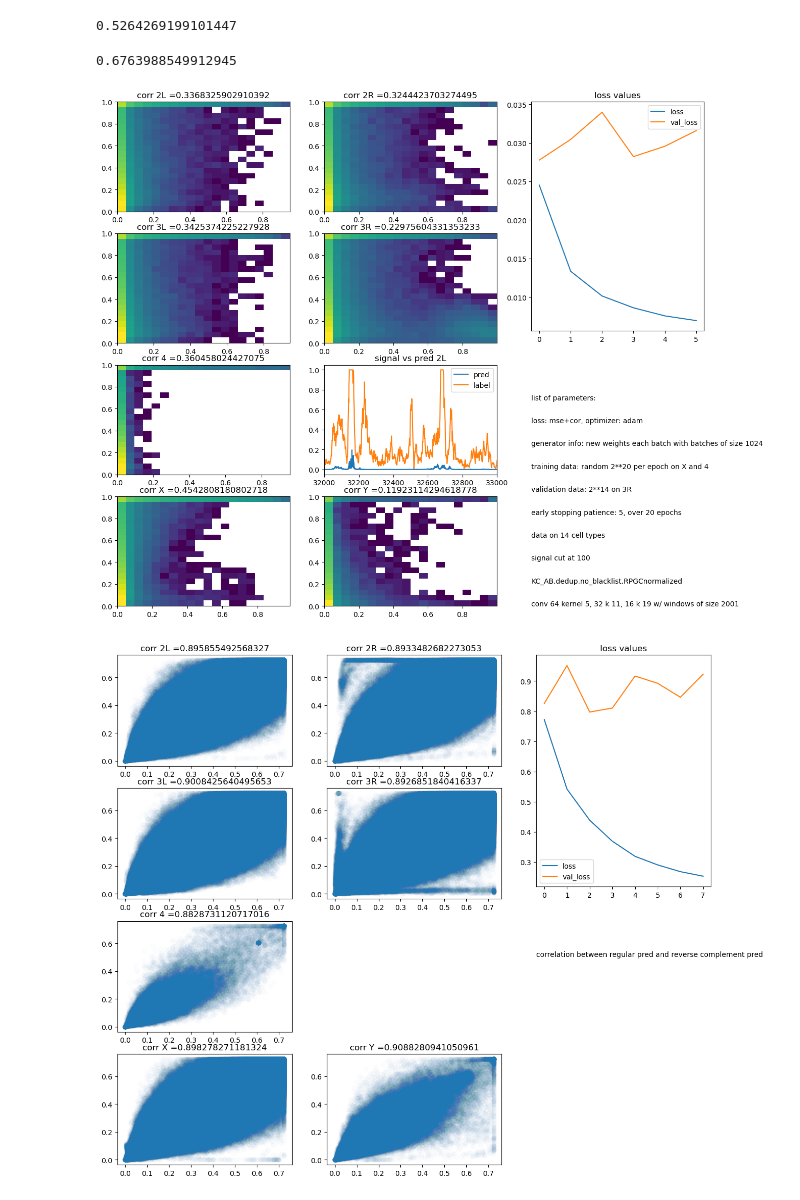
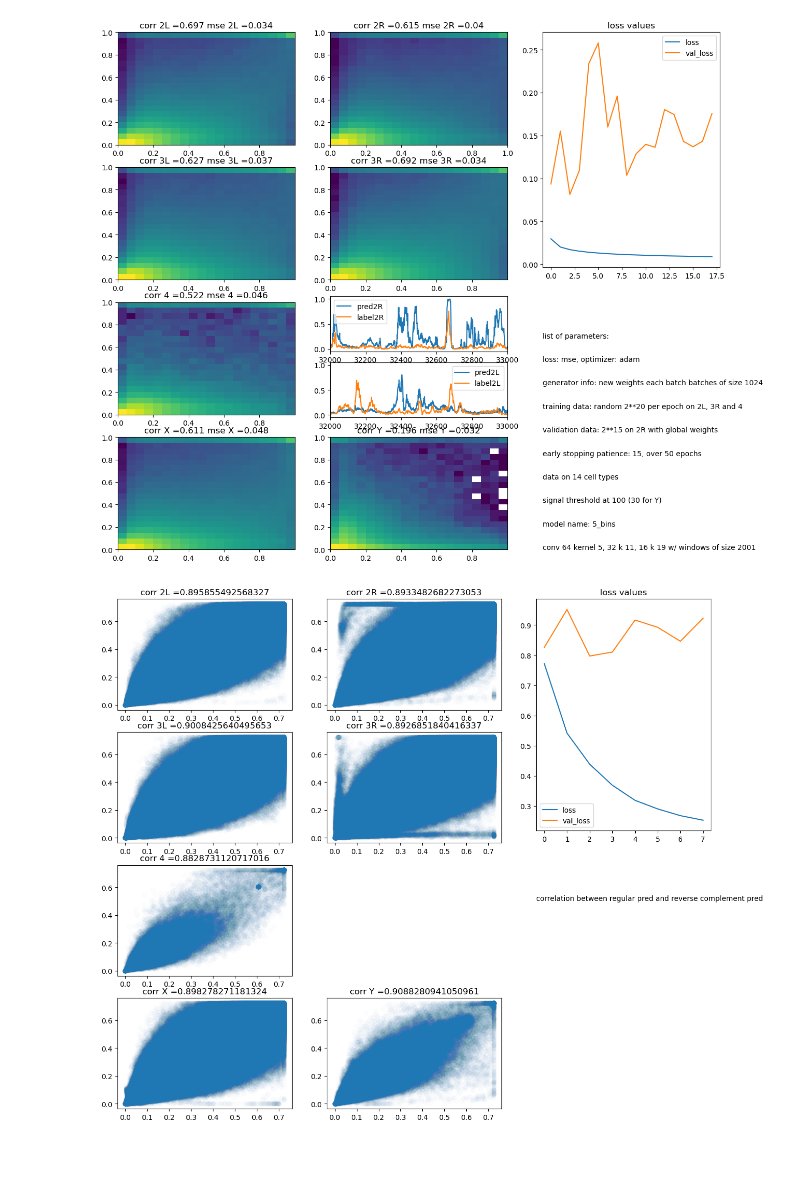
Before and after one commit to floriantilliet/mnhn_internship, a Jupyter notebook: projet3.ipynb, the cells around one changed output. Cells and saved outputs as stored; diff of their text form; code cells hidden in the pictures; blank space fills up the shorter version.

```diff
--- a/projet3.ipynb
+++ b/projet3.ipynb
@@ -14,3 +15,9 @@ import matplotlib as mpl
+# %%
+def mae(y_true,y_pred):
+    return np.asarray(K.mean(K.abs(y_true - y_pred))).round(3)
+
+def mse(y_true,y_pred):
+    return np.asarray(np.mean((y_true - y_pred)**2)).round(3)
 # %%
 #load all chrs
 X_2L=np.load('/home/florian/projet/r6.16/seq.npz')['2L']
@@ -31,7 +38,7 @@ X_X=np.load('/home/florian/projet/r6.16/seq_reverse_complement.npz')['X']
 X_Y=np.load('/home/florian/projet/r6.16/seq_reverse_complement.npz')['Y']
 # %%
 # create scATAC values for each chr
-cut=40
+cut=100
 Y_2L=np.load('/home/florian/projet/scATACseq_14chr.npz')['2L'][0]
 Y_2L[Y_2L >= cut] = cut
 Y_2L=Y_2L/cut
@@ -57,6 +64,6 @@ Y_X[Y_X >= cut] = cut
 Y_X=Y_X/cut
 
 Y_Y=np.load('/home/florian/projet/scATACseq_14chr.npz')['Y'][0]
-Y_Y[Y_Y >= 10] = 10
-Y_Y=Y_Y/10
+Y_Y[Y_Y >= 40] = 40
+Y_Y=Y_Y/40
 # %%
@@ -122,11 +128,3 @@ plt.legend()
-# %%
-print(np.corrcoef(Y_2L[::10],pred2L.ravel())[0][1])
-# %% [output]
-0.5264269199101447
-# %%
-print(np.corrcoef(Y_2L[220_000:230_000:10],pred2L[22000:23000])[0][1])
-# %% [output]
-0.6763988549912945
 # %%
 #plots
 
@@ -134,63 +132,68 @@ plt.figure(figsize=(15,10))
 
 plt.subplot(4,3,1)
 plt.hist2d(pred2L,Y_2L[::10],bins=20,norm=mpl.colors.LogNorm())
-plt.title('corr 2L ='+str(corr2L))
+plt.title('corr 2L ='+str(corr2L)+' mse 2L ='+str(mse2L))
 
 plt.subplot(4,3,2)
 plt.hist2d(pred2R,Y_2R[::10],bins=20,norm=mpl.colors.LogNorm())
-plt.title('corr 2R ='+str(corr2R))
+plt.title('corr 2R ='+str(corr2R)+' mse 2R ='+str(mse2R))
 
 plt.subplot(4,3,4)
 plt.hist2d(pred3L,Y_3L[::10],bins=20,norm=mpl.colors.LogNorm())
-plt.title('corr 3L ='+str(corr3L))
+plt.title('corr 3L ='+str(corr3L)+' mse 3L ='+str(mse3L))
 
 plt.subplot(4,3,5)
 plt.hist2d(pred3R,Y_3R[1::10],bins=20,norm=mpl.colors.LogNorm())
-plt.title('corr 3R ='+str(corr3R))
+plt.title('corr 3R ='+str(corr3R)+' mse 3R ='+str(mse3R))
 
 plt.subplot(4,3,7)
 plt.hist2d(pred4,Y_4[1::10],bins=20,norm=mpl.colors.LogNorm())
-plt.title('corr 4 ='+str(corr4))
+plt.title('corr 4 ='+str(corr4)+' mse 4 ='+str(mse4))
 
 plt.subplot(4,3,10)
 plt.hist2d(predX,Y_X[1::10],bins=20,norm=mpl.colors.LogNorm())
-plt.title('corr X ='+str(corrX))
+plt.title('corr X ='+str(corrX)+' mse X ='+str(mseX))
 
 plt.subplot(4,3,11)
 plt.hist2d(predY,Y_Y[::10],bins=20,norm=mpl.colors.LogNorm())
-plt.title('corr Y ='+str(corrY))
+plt.title('corr Y ='+str(corrY)+' mse Y ='+str(mseY))
 
 plt.subplot(2,3,3)
 plt.plot(df['loss'],label='loss')
 plt.plot(df['val_loss'],label="val_loss")
 plt.legend()
 plt.title('loss values')
 
-plt.subplot(4,3,8)
-plt.plot(pred2L,label='pred')
-plt.plot(Y_2L[::10],label='label')
+plt.subplot(8,3,14)
+plt.plot(pred2R,label='pred2R')
+plt.plot(Y_2R[::10],label='label2R')
 plt.xlim(32000,33000)
 plt.legend()
-plt.title('signal vs pred 2L')
+
+plt.subplot(8,3,17)
+plt.plot(pred2L,label='pred2L')
+plt.plot(Y_2L[::10],label='label2L')
+plt.xlim(32000,33000)
+plt.legend()
 
 plt.subplot(2,3,6)
 plt.axis([0, 10, 0, 10])
 plt.text(0,9,"list of parameters:")
-plt.text(0,8,"loss: mse+cor, optimizer: adam")
-plt.text(0,7,"generator info: new weights each batch with batches of size 1024")
-plt.text(0,6,"training data: random 2**20 per epoch on X and 4")
-plt.text(0,5,"validation data: 2**14 on 3R")
-plt.text(0,4,"early stopping patience: 5, over 20 epochs")
+plt.text(0,8,"loss: mse, optimizer: adam")
+plt.text(0,7,"generator info: new weights each batch batches of size 1024")
+plt.text(0,6,"training data: random 2**20 per epoch on 2L, 3R and 4")
+plt.text(0,5,"validation data: 2**15 on 2R with global weights")
+plt.text(0,4,"early stopping patience: 15, over 50 epochs")
 plt.text(0,3,"data on 14 cell types")
-plt.text(0,2,"signal cut at 100")
-plt.text(0,1,"KC_AB.dedup.no_blacklist.RPGCnormalized")
+plt.text(0,2,"signal threshold at 100 (30 for Y)")
+plt.text(0,1,"model name: 5_bins")
 plt.text(0,0,"conv 64 kernel 5, 32 k 11, 16 k 19 w/ windows of size 2001")
 
 plt.axis("off")
 
 plt.subplots_adjust(bottom=0.001, top=0.9999)
 # %% [output]
-[figure, old version]
+[figure, new version]
 # %%
 plt.figure(figsize=(15,10))
 plt.subplot(4,3,1)
```
Also changed, not shown: parts of 11 cells of this notebook, 3 other files.
